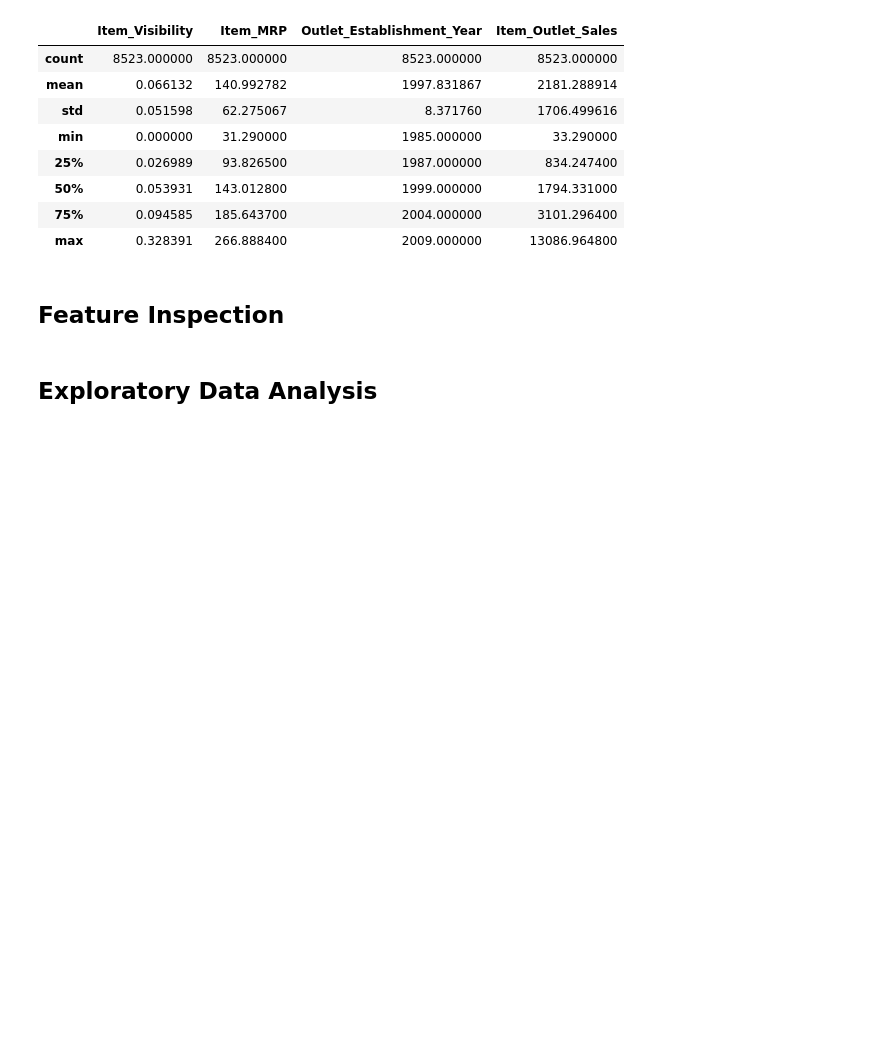
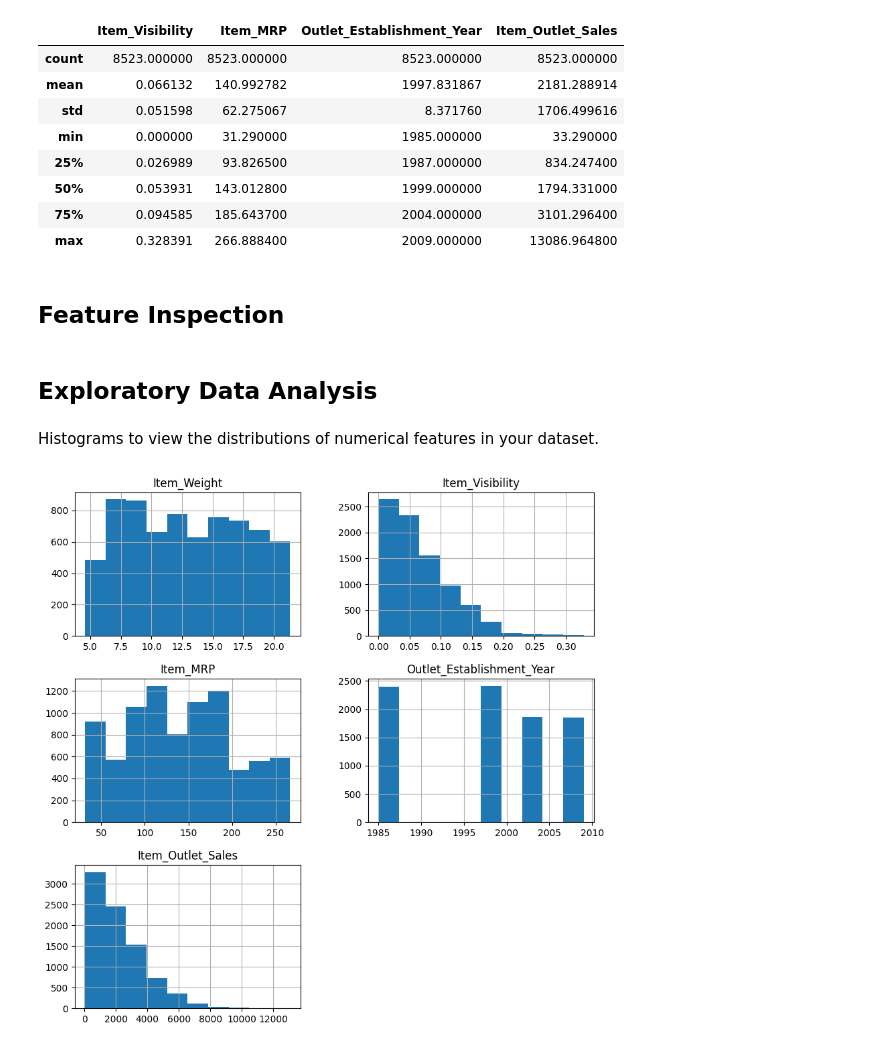
Before and after one commit to hayaabokmail/Prediction-of-Product-Sales, a Jupyter notebook: Prediction_of_Product_Sales.ipynb, the cells around one changed output. Saved outputs shown, nothing was run; the diff lists cells and outputs as text; code cells hidden in the pictures; blank space fills up the shorter version.

```diff
--- a/Prediction_of_Product_Sales.ipynb
+++ b/Prediction_of_Product_Sales.ipynb
@@ -157,3 +160,10 @@ df_salesprediction.describe()
 ## Feature Inspection
 # %% [markdown]
 ## Exploratory Data Analysis
+# %% [markdown]
+Histograms to view the distributions of numerical features in your dataset.
+# %%
+# Histograms to view the distributions of numerical features in your dataset.
+histograms = df_salesprediction.hist(figsize=(10, 10))
+# %% [output]
+[figure, added]
```
Also changed, not shown: parts of 5 cells of this notebook.
